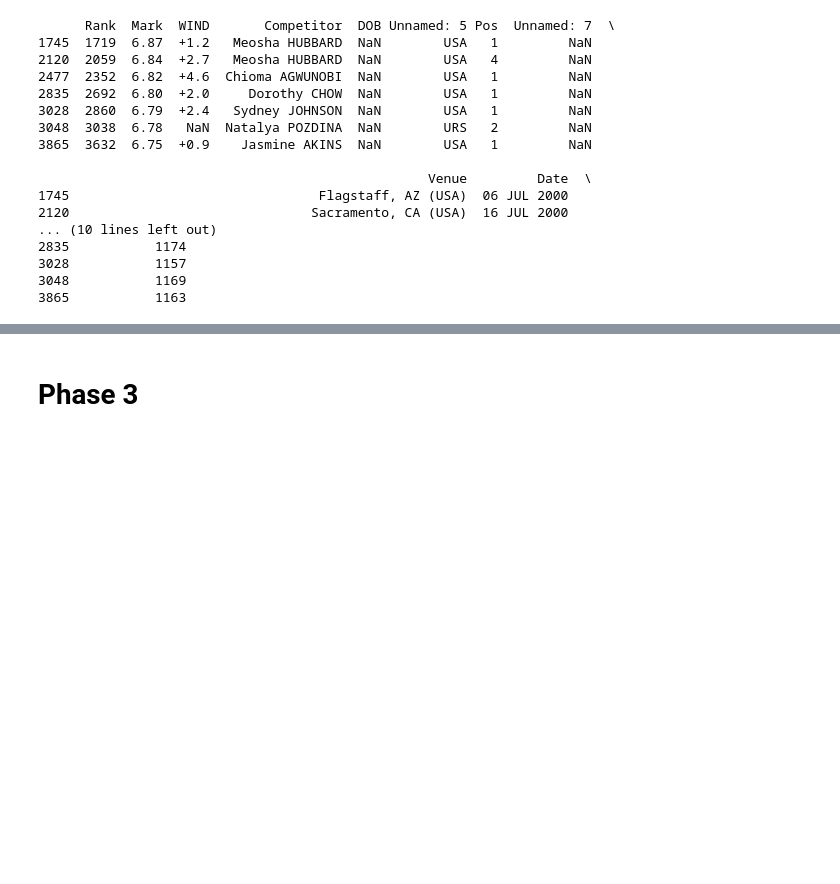
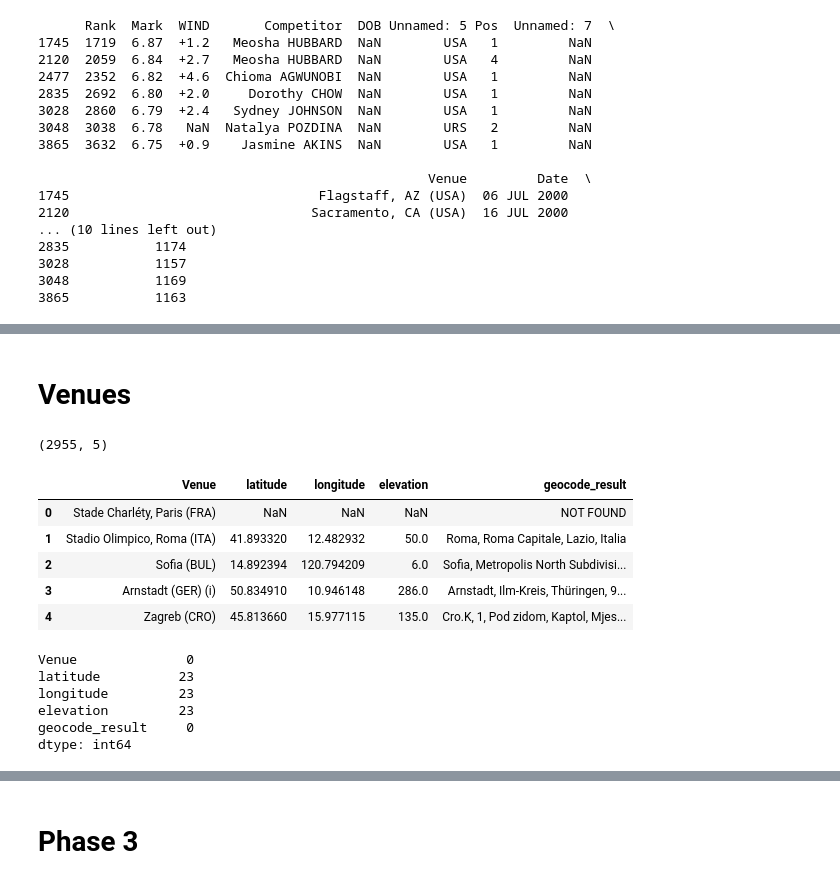
Before and after one commit to brit-tiny/track_and_field_junior_to_elite_capstone, a Jupyter notebook: notebooks/data_cleaning.ipynb, the cells around one changed output, grey strips where cells are left out. Saved outputs shown, nothing was run; the diff lists cells and outputs as text; code cells hidden in the pictures; blank space fills up the shorter version.

```diff
--- a/notebooks/data_cleaning.ipynb
+++ b/notebooks/data_cleaning.ipynb
@@ -1431,0 +626,24 @@ All files processed.
+# %% [markdown]
+# Venues
+# %%
+df = pd.read_csv("../data/interim/venues/geocoded_venues.csv")
+
+print(df.shape)
+df.head()
+# %% [output]
+(2955, 5)
+|  | Venue | latitude | longitude | elevation | geocode_result |
+| 0 | Stade Charléty, Paris (FRA) | NaN | NaN | NaN | NOT FOUND |
+| 1 | Stadio Olimpico, Roma (ITA) | 41.893320 | 12.482932 | 50.0 | Roma, Roma Capitale, Lazio, Italia |
+| 2 | Sofia (BUL) | 14.892394 | 120.794209 | 6.0 | Sofia, Metropolis North Subdivisi... |
+| 3 | Arnstadt (GER) (i) | 50.834910 | 10.946148 | 286.0 | Arnstadt, Ilm-Kreis, Thüringen, 9... |
+| 4 | Zagreb (CRO) | 45.813660 | 15.977115 | 135.0 | Cro.K, 1, Pod zidom, Kaptol, Mjes... |
+# %%
+df.isnull().sum()
+# %% [output]
+Venue              0
+latitude          23
+longitude         23
+elevation         23
+geocode_result     0
+dtype: int64
```
Also changed, not shown: parts of 36 cells of this notebook, 46 other files.
